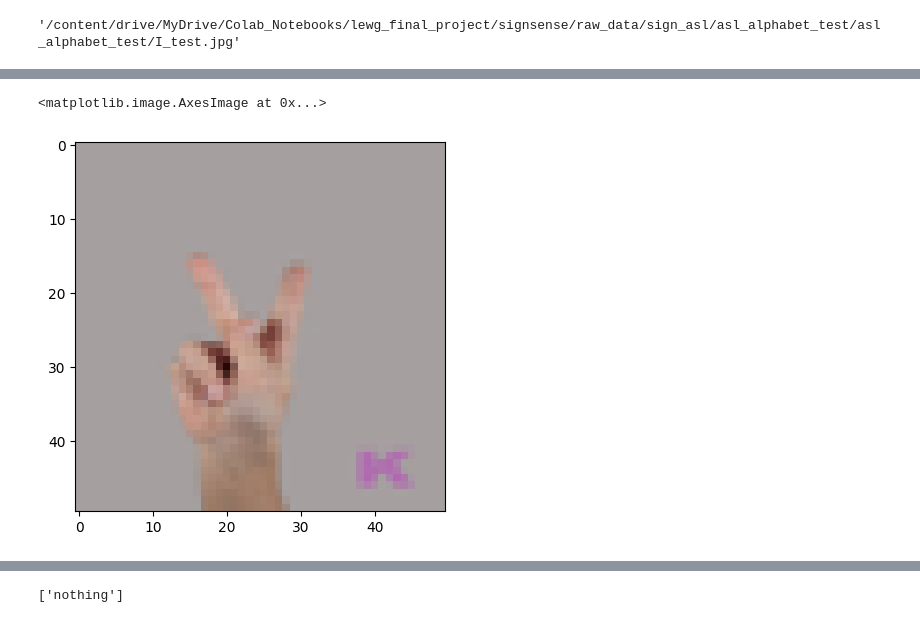
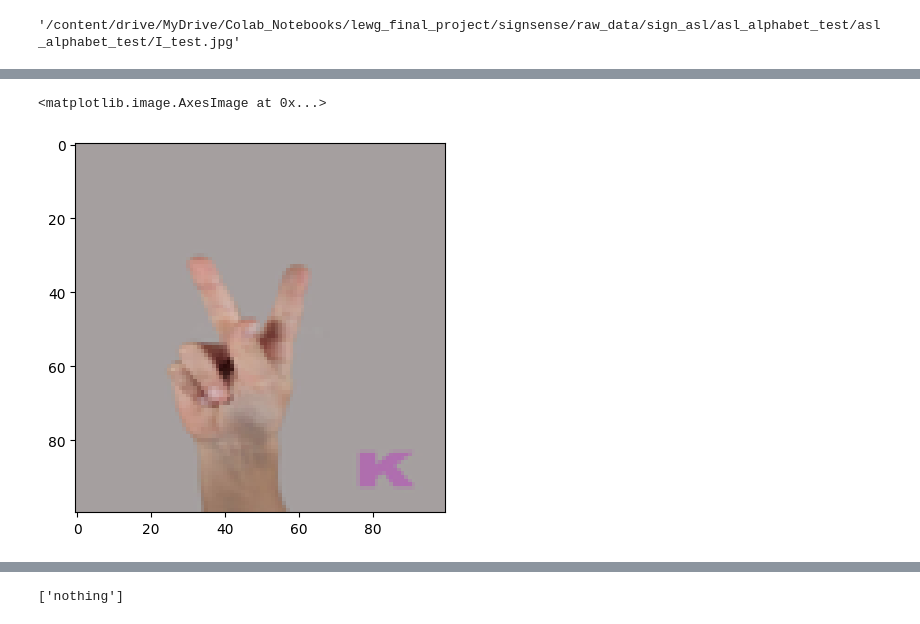
Before and after one commit to ParissaPeimaniyfard/signsense, a Jupyter notebook: notebooks/parissa_signsense.ipynb, the cells around one changed output, grey strips where cells are left out. Drawn from its saved outputs; the diff is of its cells as text; code cells hidden in the pictures.

```diff
--- a/notebooks/parissa_signsense.ipynb
+++ b/notebooks/parissa_signsense.ipynb
@@ -220,11 +279,11 @@ array([[1.7613999e-11, 3.0467021e-05, 6.3641770e-23, 3.2156370e-16,
 # %%
 url= 'https://thumbs.dreamstime.com/b/letter-k-made-fingers-grey-background-dactylology-nonverbal-alphabet-82541468.jpg'
 response = requests.get(url)
 img = Image.open(BytesIO(response.content))
-img = img.resize((50, 50))
+img = img.resize((100, 100))
 plt.imshow(img)
 # %% [output]
 <matplotlib.image.AxesImage at 0x...>
-[figure, old version]
+[figure, new version]
 # %%
 img2 = np.array(img)
```
Also changed, not shown: parts of 64 cells of this notebook, 6 other files.
